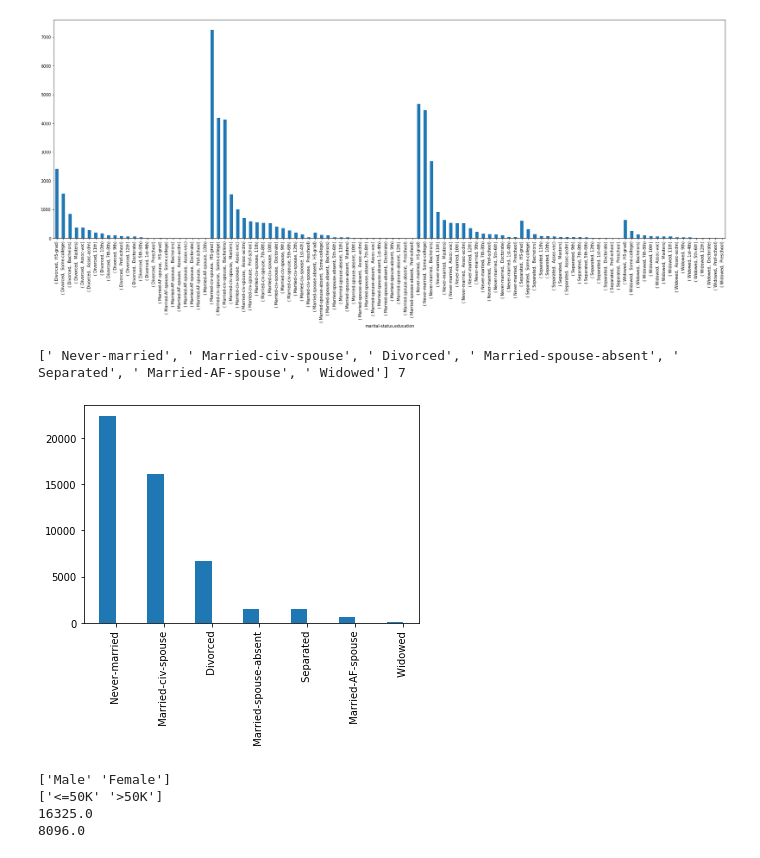
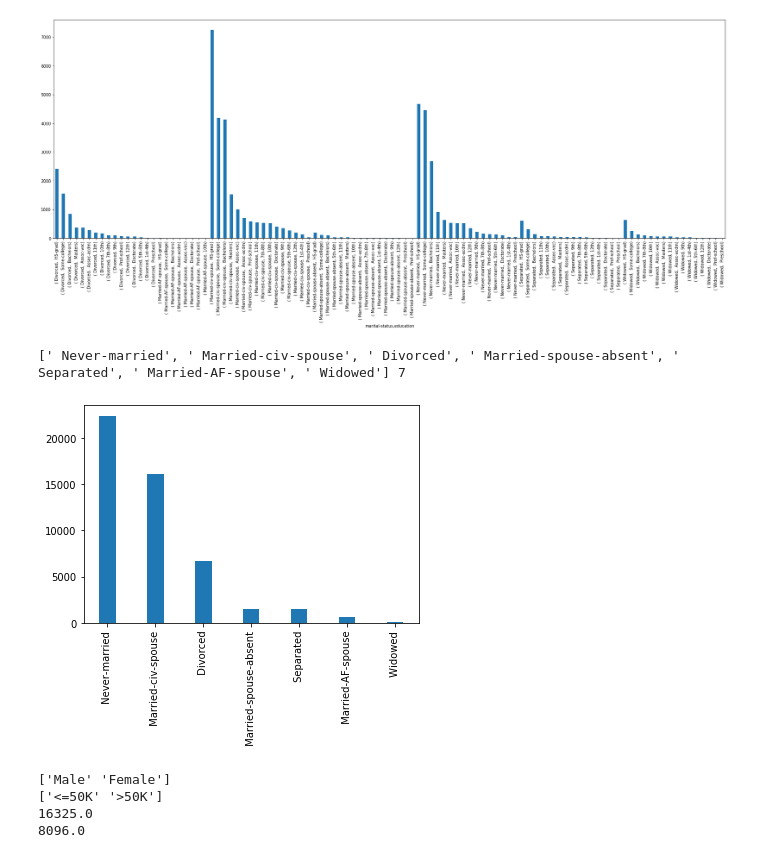
Before and after one commit to DandDevy/dataAnalyticsProject1, a Jupyter notebook: project.ipynb, the cells around one changed output. Saved outputs shown, nothing was run; the diff lists cells and outputs as text; code cells hidden in the pictures.

```diff
--- a/project.ipynb
+++ b/project.ipynb
@@ -284,21 +284,21 @@ Name: education, Length: 104, dtype: int64
 # %%
 def task8improved():
     t8df = dataframeFromCSV.copy()[["marital-status","education"]]
     t8df = t8df.dropna()
     t8_educ = t8df["marital-status"].unique().tolist()
     print(t8_educ, len(t8_educ))
     index = np.arange( len(t8_educ))
     fig, ax = plt.subplots()
     ax.bar(index, t8df["marital-status"].value_counts(), 0.35,label=str(t8_educ))
     ax.set_xticklabels(t8_educ,rotation=90)
-    ax.set_xticks(0.35 / 2)
+    ax.set_xticks(index)
     plt.show()
 
 
 task8improved()
 # %% [output]
 [' Never-married', ' Married-civ-spouse', ' Divorced', ' Married-spouse-absent', ' Separated', ' Married-AF-spouse', ' Widowed'] 7
-[figure, old version]
+[figure, new version]
 # %%
 def task7():
     """
```
Also changed, not shown: parts of 1 cell of this notebook.
